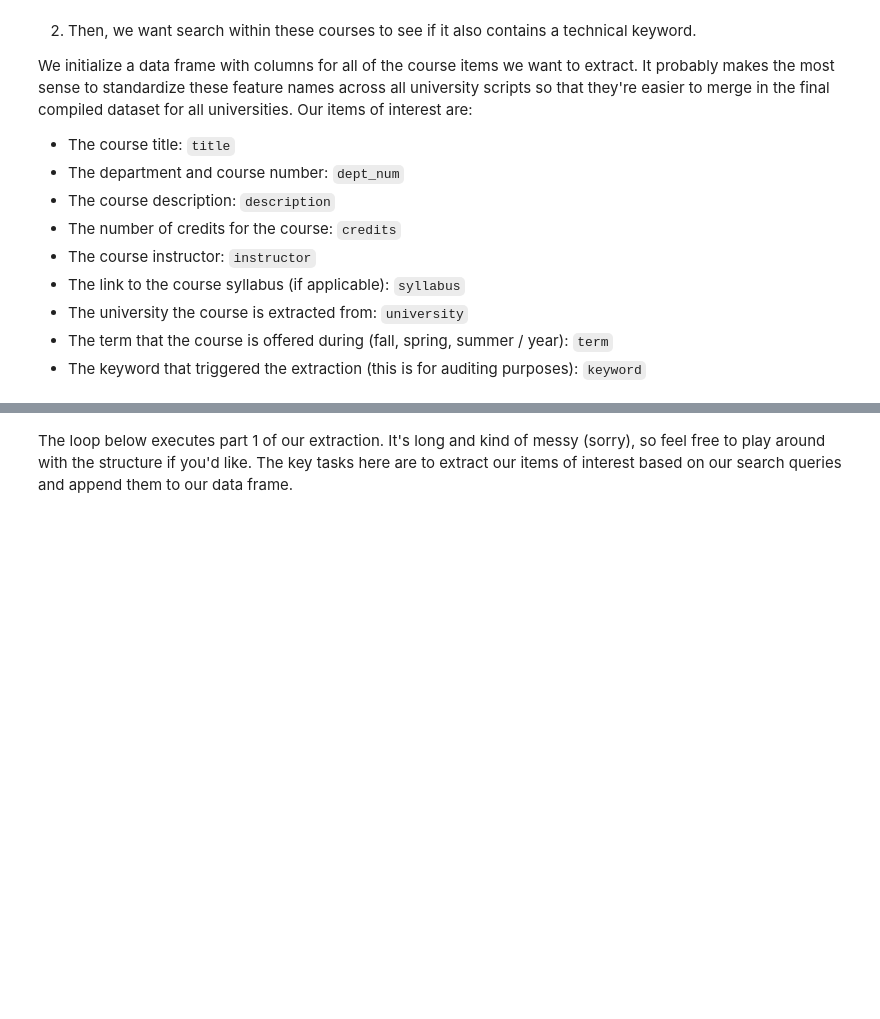
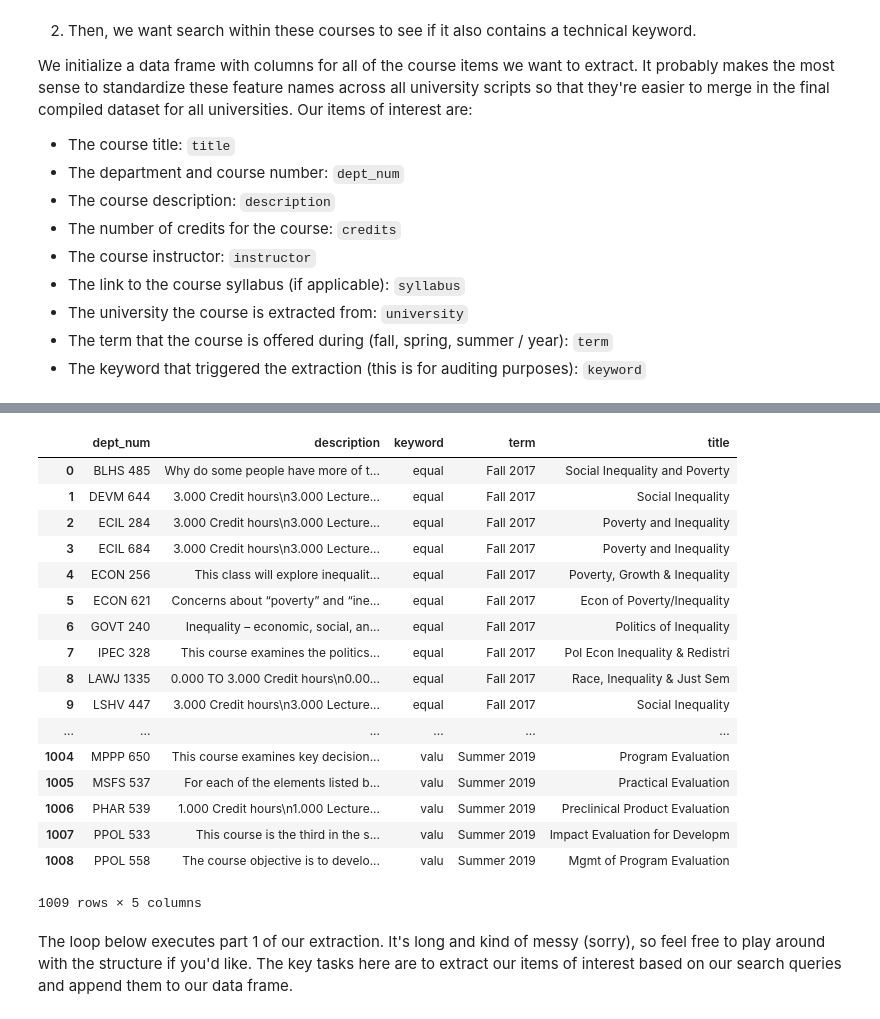
Before and after one commit to brianavecchione/data-science-ethics, a Jupyter notebook: scrapers/6-Georgetown University.ipynb, the cells around one changed output, grey strips where cells are left out. Cells and saved outputs as stored; diff of their text form; code cells hidden in the pictures; blank space fills up the shorter version.

Commit message:
finish Georgetown-University.csv

```diff
--- a/scrapers/6-Georgetown University.ipynb
+++ b/scrapers/6-Georgetown University.ipynb
@@ -108,12 +91,19 @@ driver = webdriver.Chrome()
 terms = ['Fall 2017', 'Spring 2018', 'Summer 2018', 'Fall 2018', 'Spring 2019', 'Summer 2019']
 
 for term in terms:
+    print('--------------------')
+    print('--------------------')
+    print(term)
+
     for word in normative:
         driver.get("https://myaccess.georgetown.edu/pls/bninbp/bwskfcls.p_disp_dyn_ctlg#_ga=")
+        time.sleep(2)
+
         select = Select(driver.find_element_by_xpath('//*[@id="term_input_id"]'))
         submit = driver.find_element_by_xpath('//*[@id="id____UID0"]')
         select.select_by_visible_text(term)
         submit.click()
+        time.sleep(2)
 
         # for word in normative:
         subject_field = driver.find_element_by_xpath('//*[@id="subj_id"]')
@@ -131,9 +121,7 @@ for term in terms:
         text_input.send_keys(word)
         get_course = driver.find_element_by_xpath('//*[@id="id____UID0"]')
         get_course.click()
-
-#         georgetown = pd.DataFrame(columns=['title','dept_num','description','credits','instructor',
-#                                         'syllabus','university','term','keyword'])
+        time.sleep(2)
 
         all_courses = driver.find_element_by_xpath('//*[@id="contentHolder"]/div[2]/table[1]/tbody')
         courses = all_courses.find_elements_by_tag_name('td')
@@ -156,7 +144,7 @@ for term in terms:
 
                 title = title_split[1]
                 georgetown_dict['title'] = title
-                georgetown_dict['description'] = description
+                georgetown_dict['description'] = description.text
                 georgetown_dict['term'] = term
                 georgetown_dict['keyword'] = word
                 georgetown_list.append(georgetown_dict)
@@ -247,4 +171,24 @@ driver.close()
 # %%
-georgetown = pd.DataFrame(georgetown)
+georgetown = pd.DataFrame(georgetown_list)
+georgetown
+# %% [output]
+|  | dept_num | description | keyword | term | title |
+| 0 | BLHS 485 | Why do some people have more of t... | equal | Fall 2017 | Social Inequality and Poverty |
+| 1 | DEVM 644 | 3.000 Credit hours\n3.000 Lecture... | equal | Fall 2017 | Social Inequality |
+| 2 | ECIL 284 | 3.000 Credit hours\n3.000 Lecture... | equal | Fall 2017 | Poverty and Inequality |
+| 3 | ECIL 684 | 3.000 Credit hours\n3.000 Lecture... | equal | Fall 2017 | Poverty and Inequality |
+| 4 | ECON 256 | This class will explore inequalit... | equal | Fall 2017 | Poverty, Growth & Inequality |
+| 5 | ECON 621 | Concerns about “poverty” and “ine... | equal | Fall 2017 | Econ of Poverty/Inequality |
+| 6 | GOVT 240 | Inequality – economic, social, an... | equal | Fall 2017 | Politics of Inequality |
+| 7 | IPEC 328 | This course examines the politics... | equal | Fall 2017 | Pol Econ Inequality & Redistri |
+| 8 | LAWJ 1335 | 0.000 TO 3.000 Credit hours\n0.00... | equal | Fall 2017 | Race, Inequality & Just Sem |
+| 9 | LSHV 447 | 3.000 Credit hours\n3.000 Lecture... | equal | Fall 2017 | Social Inequality |
+| ... | ... | ... | ... | ... | ... |
+| 1004 | MPPP 650 | This course examines key decision... | valu | Summer 2019 | Program Evaluation |
+| 1005 | MSFS 537 | For each of the elements listed b... | valu | Summer 2019 | Practical Evaluation |
+| 1006 | PHAR 539 | 1.000 Credit hours\n1.000 Lecture... | valu | Summer 2019 | Preclinical Product Evaluation |
+| 1007 | PPOL 533 | This course is the third in the s... | valu | Summer 2019 | Impact Evaluation for Developm |
+| 1008 | PPOL 558 | The course objective is to develo... | valu | Summer 2019 | Mgmt of Program Evaluation |
+1009 rows × 5 columns
 # %% [markdown]
 The loop below executes part 1 of our extraction. It's long and kind of messy (sorry), so feel free to play around with the structure if you'd like. The key tasks here are to extract our items of interest based on our search queries and append them to our data frame.
```
Also changed, not shown: parts of 12 cells of this notebook, 1 other file.
